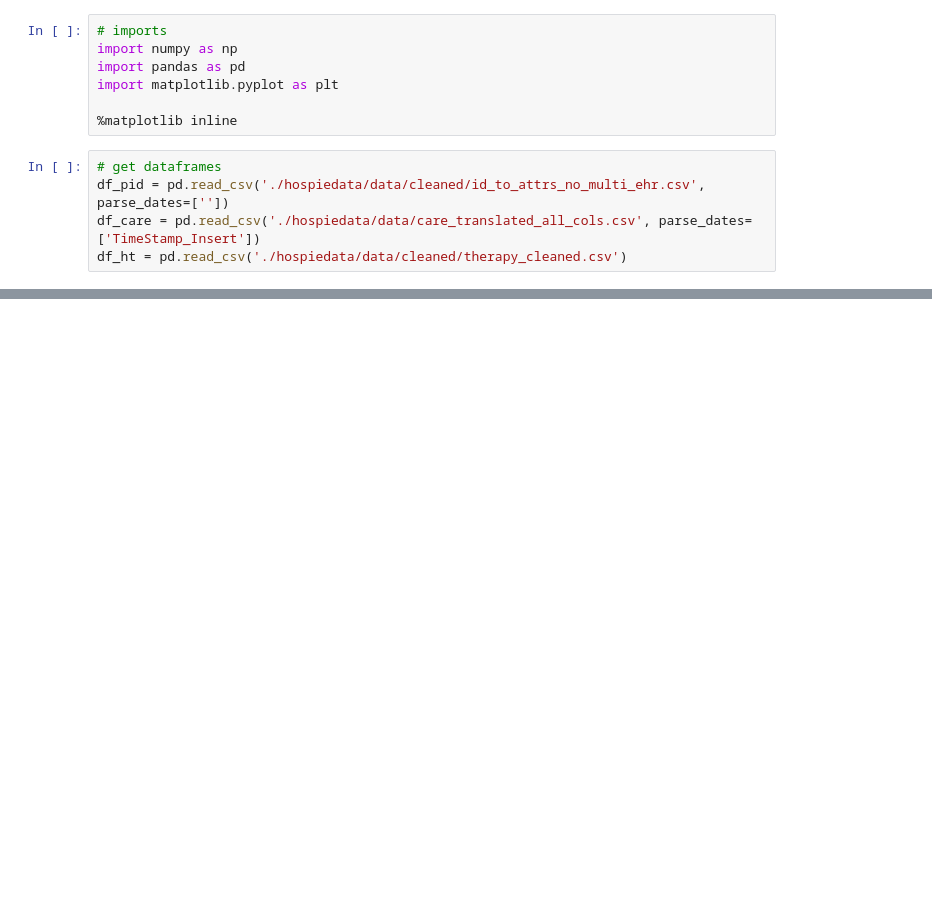
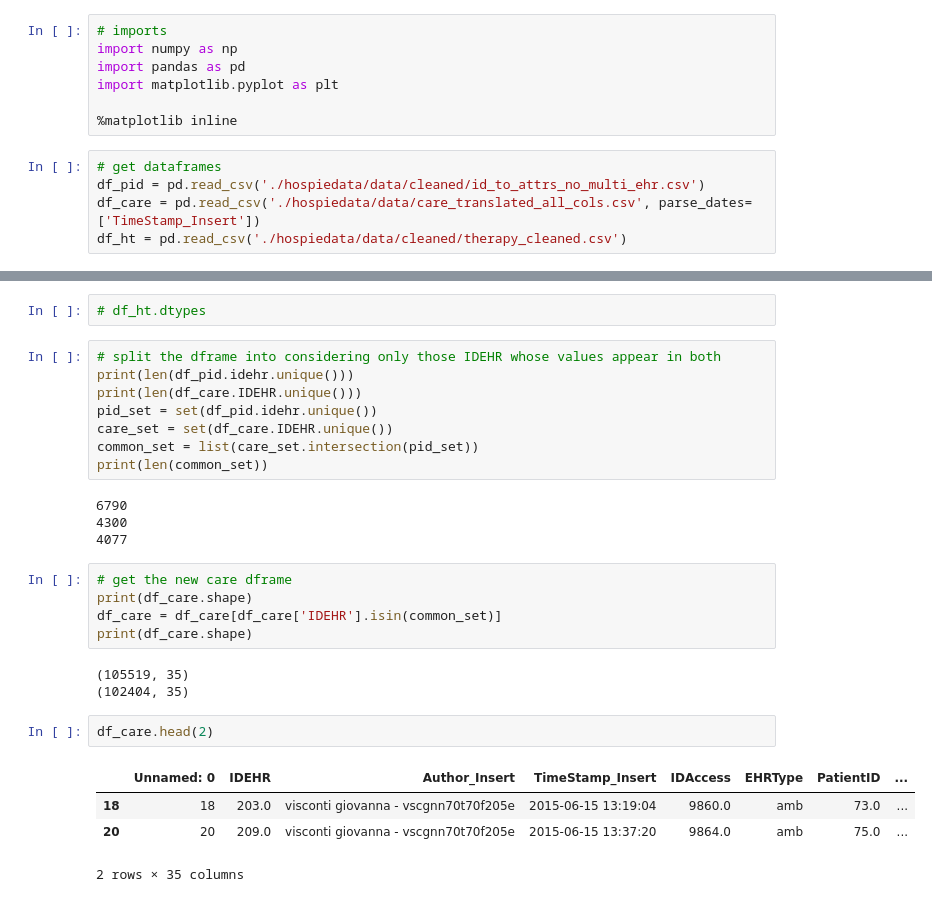
Before and after one commit to ryflect/cs692r-hospice, a Jupyter notebook: Text Processing (Drug).ipynb, the cells around one changed output, grey strips where cells are left out. Saved outputs shown, nothing was run; the diff lists cells and outputs as text; blank space fills up the shorter version.

```diff
--- a/Text Processing (Drug).ipynb
+++ b/Text Processing (Drug).ipynb
@@ -7,7 +7,7 @@ import matplotlib.pyplot as plt
 %matplotlib inline
 # %%
 # get dataframes
-df_pid = pd.read_csv('./hospiedata/data/cleaned/id_to_attrs_no_multi_ehr.csv', parse_dates=[''])
+df_pid = pd.read_csv('./hospiedata/data/cleaned/id_to_attrs_no_multi_ehr.csv')
 df_care = pd.read_csv('./hospiedata/data/care_translated_all_cols.csv', parse_dates=['TimeStamp_Insert'])
 df_ht = pd.read_csv('./hospiedata/data/cleaned/therapy_cleaned.csv')
 # %%
@@ -33,0 +30,29 @@ dtype: object
+# %%
+# df_ht.dtypes
+# %%
+# split the dframe into considering only those IDEHR whose values appear in both
+print(len(df_pid.idehr.unique()))
+print(len(df_care.IDEHR.unique()))
+pid_set = set(df_pid.idehr.unique())
+care_set = set(df_care.IDEHR.unique())
+common_set = list(care_set.intersection(pid_set))
+print(len(common_set))
+# %% [output]
+6790
+4300
+4077
+# %%
+# get the new care dframe
+print(df_care.shape)
+df_care = df_care[df_care['IDEHR'].isin(common_set)]
+print(df_care.shape)
+# %% [output]
+(105519, 35)
+(102404, 35)
+# %%
+df_care.head(2)
+# %% [output]
+|  | Unnamed: 0 | IDEHR | Author_Insert | TimeStamp_Insert | IDAccess | EHRType | PatientID | ... |
+| 18 | 18 | 203.0 | visconti giovanna - vscgnn70t70f205e | 2015-06-15 13:19:04 | 9860.0 | amb | 73.0 | ... |
+| 20 | 20 | 209.0 | visconti giovanna - vscgnn70t70f205e | 2015-06-15 13:37:20 | 9864.0 | amb | 75.0 | ... |
+2 rows × 35 columns
```
Also changed, not shown: parts of 14 cells of this notebook, 6 other files.
